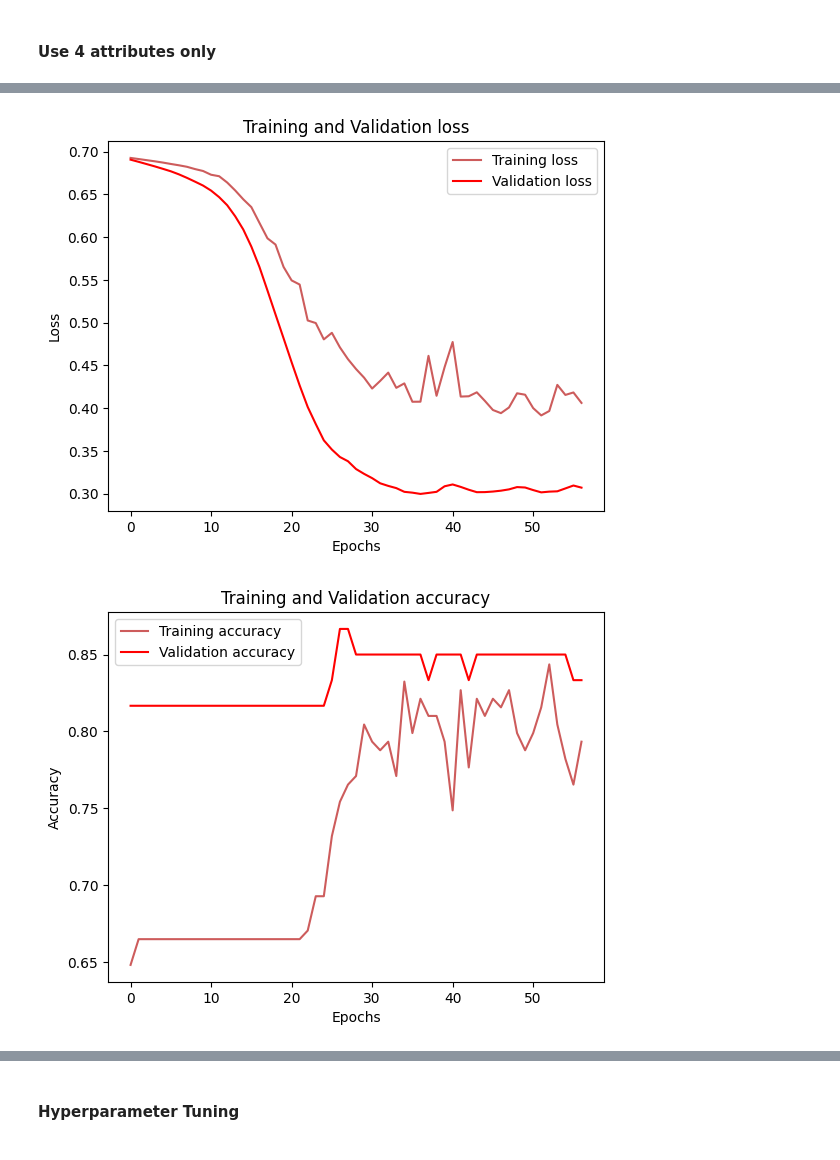
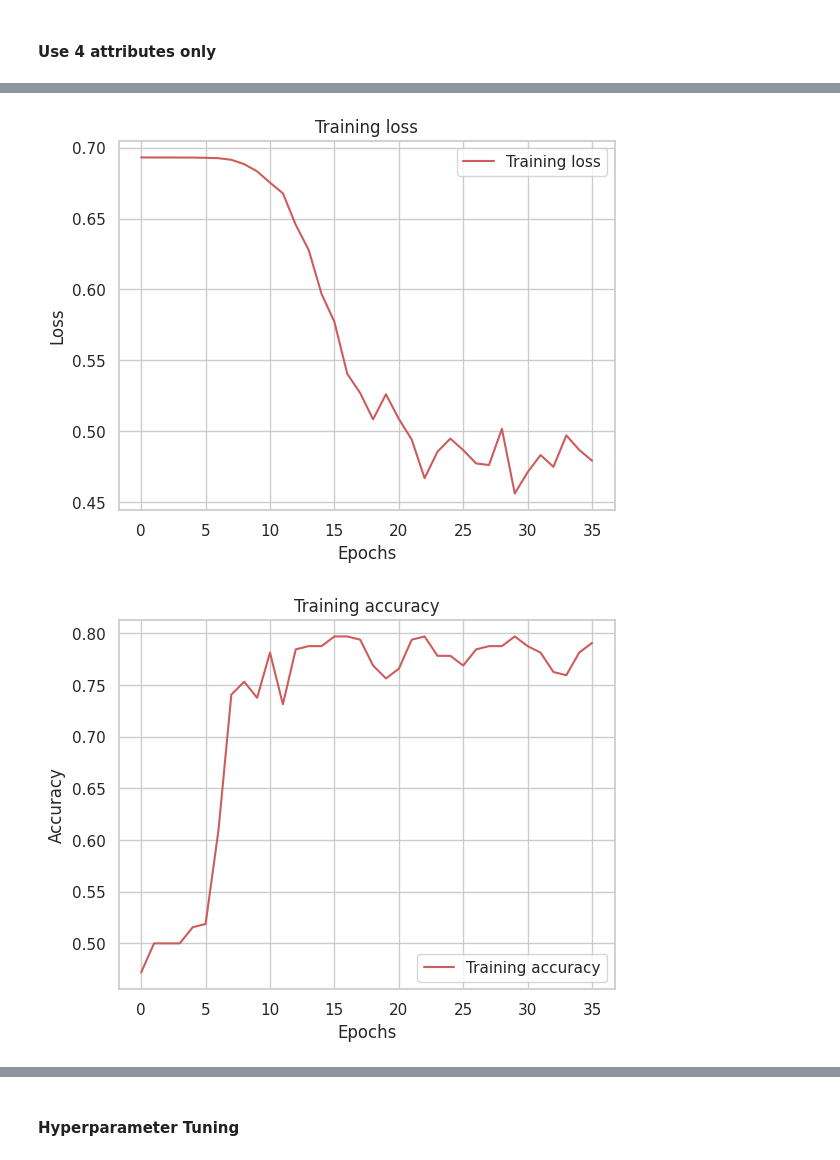
Before and after one commit to koitran14/Heart-Failure-Prediction, a Jupyter notebook: Heart_Failure_Prediction.ipynb, the cells around one changed output, grey strips where cells are left out. Saved outputs shown, nothing was run; the diff lists cells and outputs as text; code cells hidden in the pictures.

```diff
--- a/Heart_Failure_Prediction.ipynb
+++ b/Heart_Failure_Prediction.ipynb
@@ -561,0 +728,3 @@ plt.show()
+# %%
+study = optuna.create_study(direction='maximize')
+study.optimize(optimizing, n_trials=100)
@@ -561,0 +764,5 @@ plt.show()
+# %%
+best_params = study.best_params
+
+best_model = SVC(C=best_params['C'], gamma=best_params['gamma'], kernel=best_params['kernel'])
+best_model.fit(X_train1, y_train_smote)
@@ -574,7 +830,7 @@ model.add(Dense(units = 1, kernel_initializer = 'uniform', activation = 'sigmoid
 
 model.compile(optimizer = 'adam', loss = 'binary_crossentropy', metrics = ['accuracy'])
 # %%
-early_stop = EarlyStopping(min_delta=0.001, patience=20, restore_best_weights=True)
-history = model.fit(X_train, y_train, batch_size = 25, epochs = 500,callbacks=[early_stop], validation_data=(X_val, y_val))
+early_stop = EarlyStopping(min_delta=0.001, patience=20, restore_best_weights=True, monitor="accuracy")
+history = model.fit(X_train_smote, y_train_smote, batch_size = 25, epochs = 500,callbacks=[early_stop])
 # %% [output]
 Epoch 1/500
@@ -645,6 +895,6 @@ model.add(Dense(units = 1, kernel_initializer = 'uniform', activation = 'sigmoid
 
 model.compile(optimizer = 'adam', loss = 'binary_crossentropy', metrics = ['accuracy'])
 # %%
-history = model.fit(X_train, y_train, batch_size = 25, epochs = 500,callbacks=[early_stop], validation_data=(X_val, y_val))
+history = model.fit(X_train1, y_train_smote, batch_size = 25, epochs = 500,callbacks=[early_stop])
 # %% [output]
 Epoch 1/500
@@ -668,25 +943,23 @@ Epoch 57/500
 history_df = pd.DataFrame(history.history)
 
 plt.plot(history_df.loc[:, ['loss']], "#CD5C5C", label='Training loss')
-plt.plot(history_df.loc[:, ['val_loss']],"#FF0000", label='Validation loss')
-plt.title('Training and Validation loss')
+plt.title('Training loss')
 plt.xlabel('Epochs')
 plt.ylabel('Loss')
 plt.legend(loc="best")
 
 plt.show()
 # %% [output]
-[figure, old version]
+[figure, new version]
 # %%
 history_df = pd.DataFrame(history.history)
 
 plt.plot(history_df.loc[:, ['accuracy']], "#CD5C5C", label='Training accuracy')
-plt.plot(history_df.loc[:, ['val_accuracy']],"#FF0000", label='Validation accuracy')
 
-plt.title('Training and Validation accuracy')
+plt.title('Training accuracy')
 plt.xlabel('Epochs')
 plt.ylabel('Accuracy')
 plt.legend()
 plt.show()
 # %% [output]
-[figure, old version]
+[figure, new version]
```
Also changed, not shown: parts of 98 cells of this notebook.
